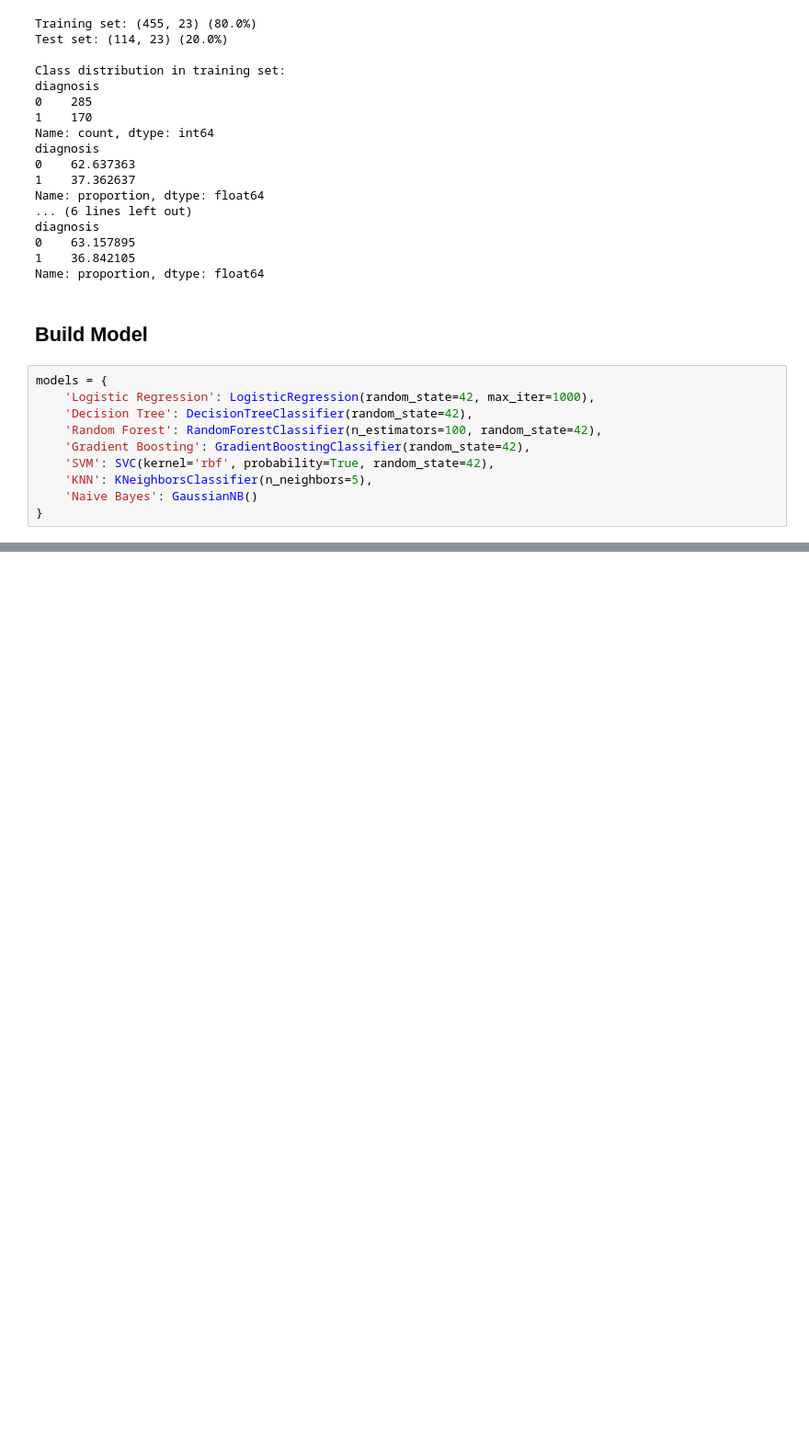
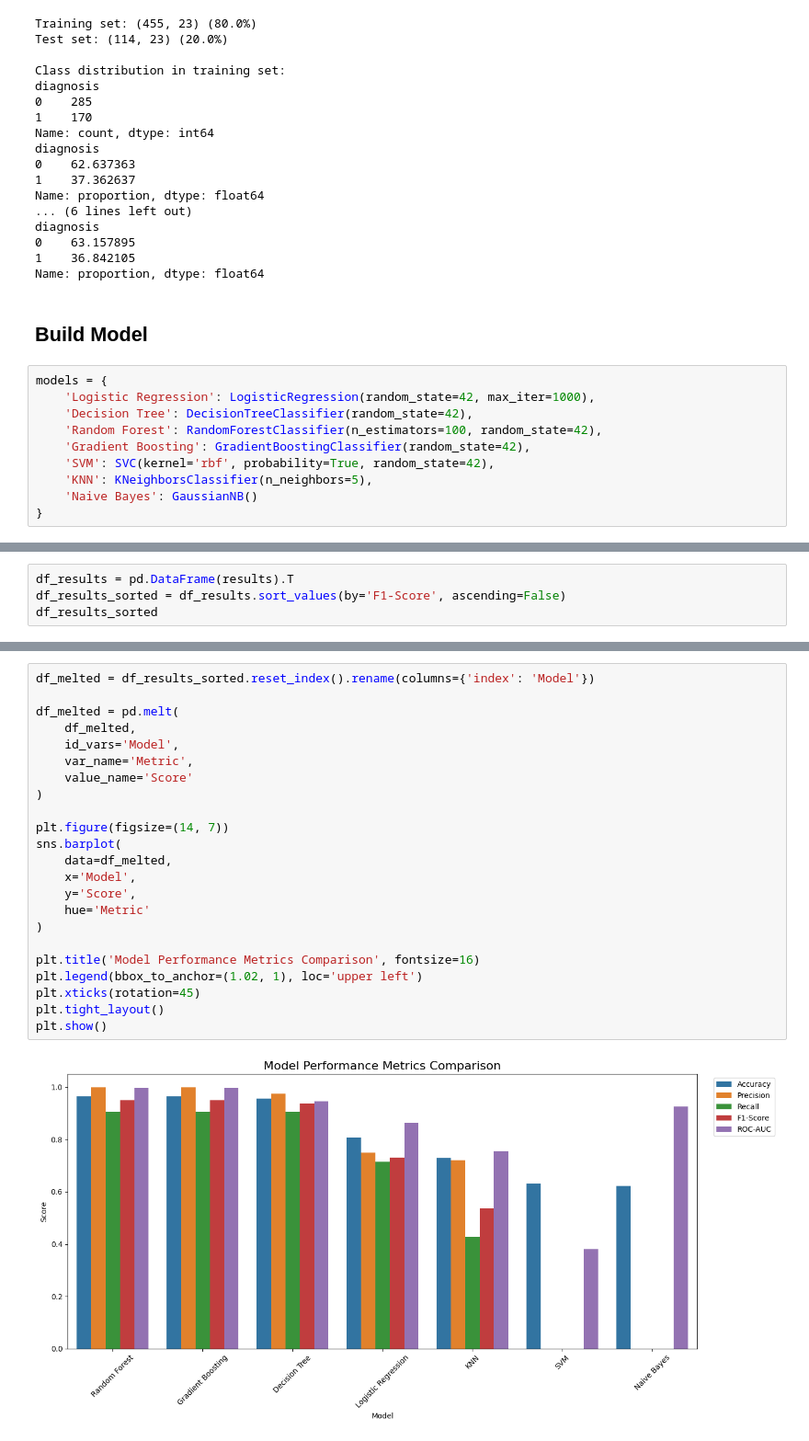
Before and after one commit to AkmalFazli27/breast-cancer-prediciton, a Jupyter notebook: notebook/modeling.ipynb, the cells around one changed output, grey strips where cells are left out. Shown at 92% size. Saved outputs shown, nothing was run; the diff lists cells and outputs as text; blank space fills up the shorter version.

Commit message:
Model peerformance metrics comparison

```diff
--- a/notebook/modeling.ipynb
+++ b/notebook/modeling.ipynb
@@ -133,0 +137,4 @@ Training Naive Bayes...
+# %%
+df_results = pd.DataFrame(results).T
+df_results_sorted = df_results.sort_values(by='F1-Score', ascending=False)
+df_results_sorted
@@ -133,0 +150,25 @@ Training Naive Bayes...
+# %%
+df_melted = df_results_sorted.reset_index().rename(columns={'index': 'Model'})
+
+df_melted = pd.melt(
+    df_melted,
+    id_vars='Model',
+    var_name='Metric',
+    value_name='Score'
+)
+
+plt.figure(figsize=(14, 7))
+sns.barplot(
+    data=df_melted,
+    x='Model',
+    y='Score',
+    hue='Metric'
+)
+
+plt.title('Model Performance Metrics Comparison', fontsize=16)
+plt.legend(bbox_to_anchor=(1.02, 1), loc='upper left')
+plt.xticks(rotation=45)
+plt.tight_layout()
+plt.show()
+# %% [output]
+[figure, added]
```
Also changed, not shown: parts of 3 cells of this notebook.
